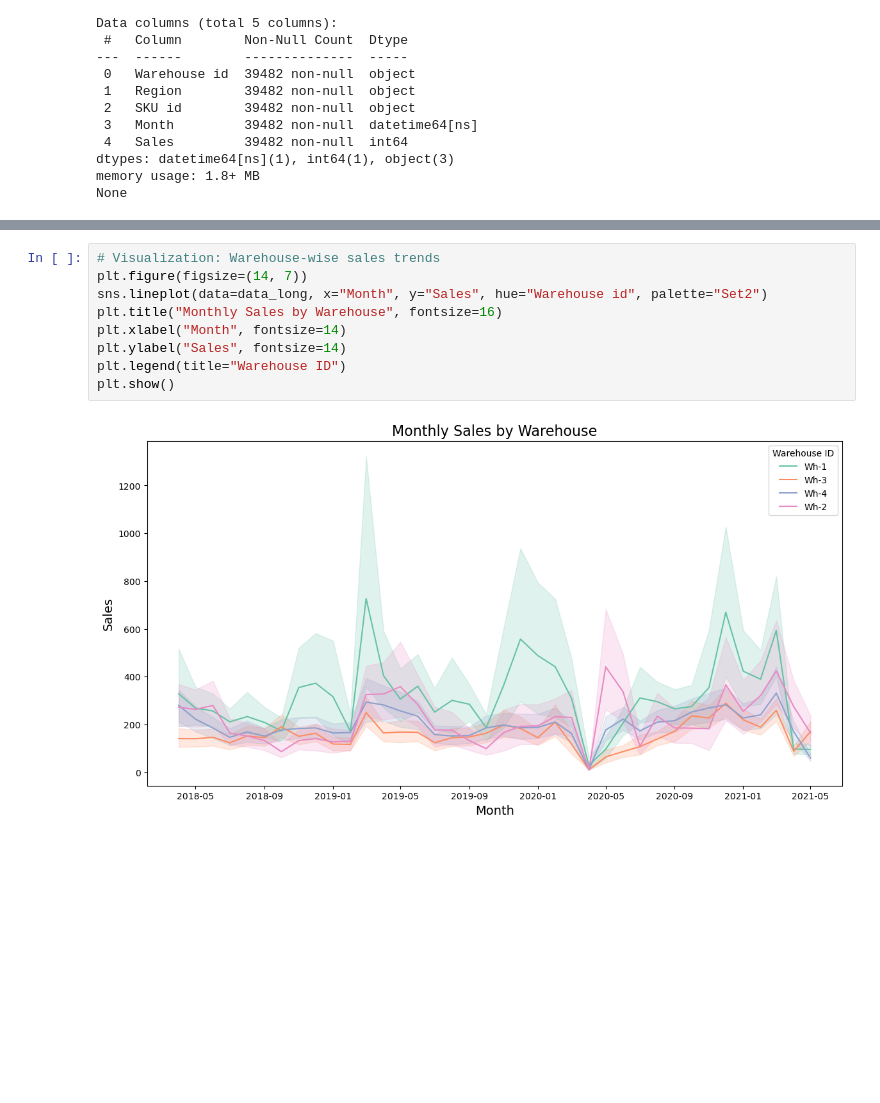
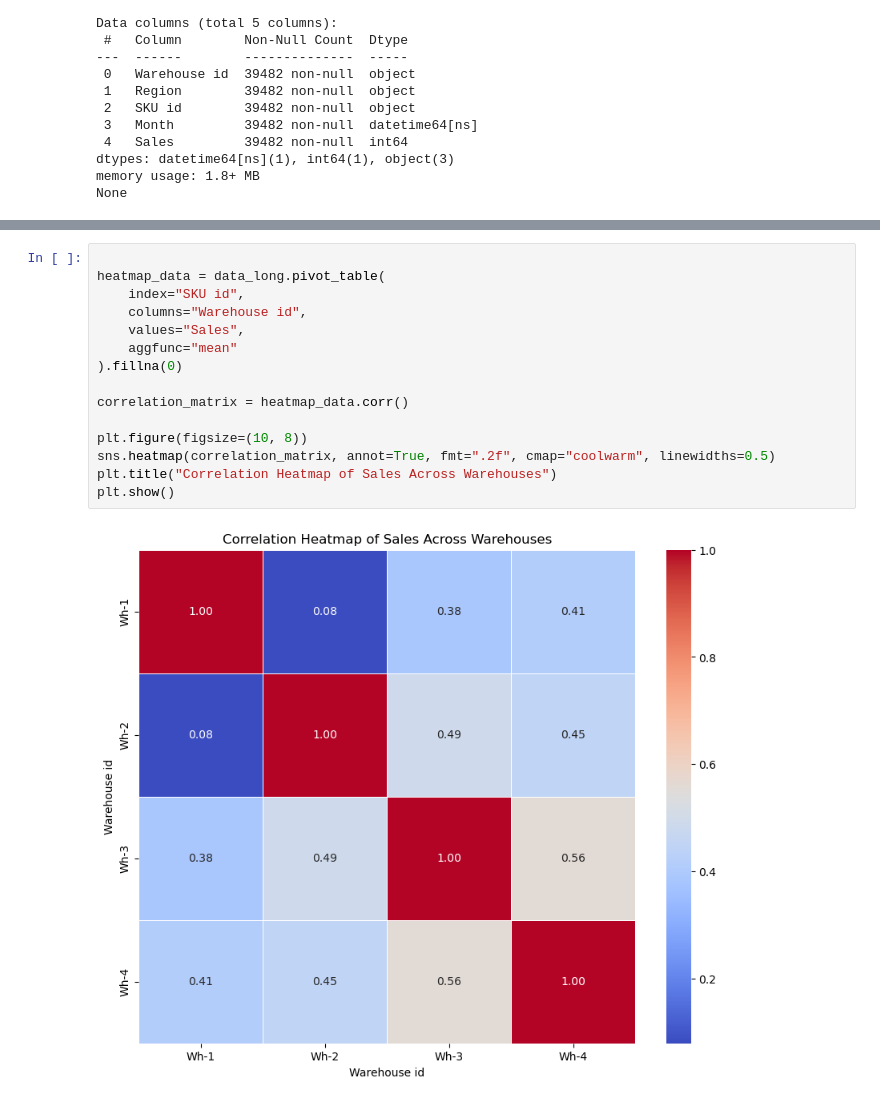
Before and after one commit to Bhagyashree-77/Forecasting_SARIMA, a Jupyter notebook: forecasting_SARIMA.ipynb, the cells around one changed output, grey strips where cells are left out. Cells and saved outputs as stored; diff of their text form; blank space fills up the shorter version.

```diff
--- a/forecasting_SARIMA.ipynb
+++ b/forecasting_SARIMA.ipynb
@@ -95,11 +97,17 @@ plt.show()
 # %%
-# Visualization: Warehouse-wise sales trends
-plt.figure(figsize=(14, 7))
-sns.lineplot(data=data_long, x="Month", y="Sales", hue="Warehouse id", palette="Set2")
-plt.title("Monthly Sales by Warehouse", fontsize=16)
-plt.xlabel("Month", fontsize=14)
-plt.ylabel("Sales", fontsize=14)
-plt.legend(title="Warehouse ID")
+
+heatmap_data = data_long.pivot_table(
+    index="SKU id",
+    columns="Warehouse id",
+    values="Sales",
+    aggfunc="mean"
+).fillna(0)
+
+correlation_matrix = heatmap_data.corr()
+
+plt.figure(figsize=(10, 8))
+sns.heatmap(correlation_matrix, annot=True, fmt=".2f", cmap="coolwarm", linewidths=0.5)
+plt.title("Correlation Heatmap of Sales Across Warehouses")
 plt.show()
 # %% [output]
-[figure, old version]
+[figure, new version]
```
Also changed, not shown: parts of 22 cells of this notebook, 4 other files.
